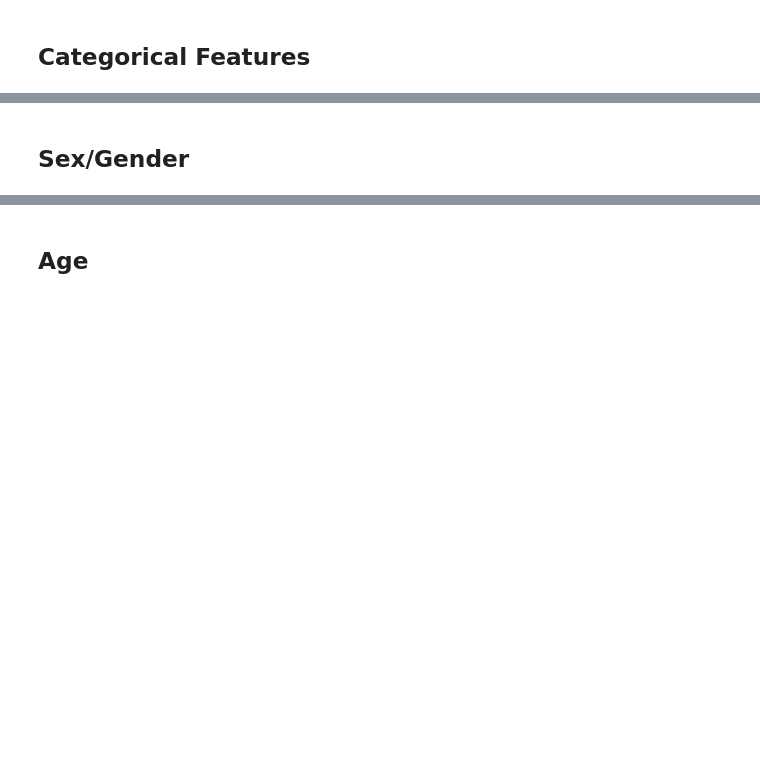
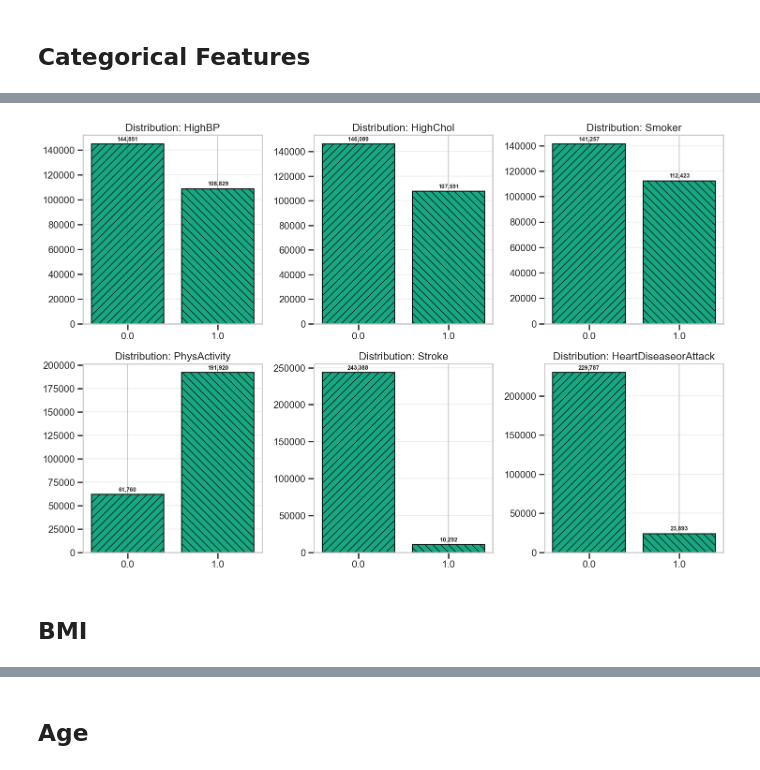
Before and after one commit to eyyuboeztuerk-arch/DPP-Stackfuel-Data-Science-Projekt, a Jupyter notebook: notebooks/01_exploration.ipynb, the cells around one changed output, grey strips where cells are left out. Cells and saved outputs as stored; diff of their text form; code cells hidden in the pictures; blank space fills up the shorter version.

```diff
--- a/notebooks/01_exploration.ipynb
+++ b/notebooks/01_exploration.ipynb
@@ -635,4 +674,28 @@ Smoking_History:
+# %%
+# Visualize a key subset of binary features
+key_binary = [c for c in ['HighBP', 'HighChol', 'Smoker', 'PhysActivity', 'Stroke', 'HeartDiseaseorAttack'] if c in df.columns]
+if len(key_binary) > 0:
+    n_cols = 3
+    n_rows = int(np.ceil(len(key_binary) / n_cols))
+    fig, axes = plt.subplots(n_rows, n_cols, figsize=(15, 5*n_rows))
+    axes = axes.flatten() if n_rows > 1 else [axes]
+    for i, col in enumerate(key_binary):
+        counts = df[col].value_counts().sort_index()
+        bars = axes[i].bar(counts.index.astype(str), counts.values,
+                           color=BAR_COLOR_GENERIC, edgecolor='black', alpha=0.9)
+        for j, b in enumerate(bars):
+            b.set_hatch('//' if j % 2 == 0 else '\\\\')
+        axes[i].set_title(f'Distribution: {col}')
+        axes[i].grid(axis='y', alpha=0.3)
+        for j, v in enumerate(counts.values):
+            axes[i].text(j, v + max(counts.values)*0.01, f'{v:,}', ha='center', va='bottom', fontweight='bold', fontsize=9)
+    for j in range(len(key_binary), len(axes)):
+        axes[j].axis('off')
+    plt.tight_layout()
+    plt.show()
+# %% [output]
+[figure, added]
 # %% [markdown]
-## Sex/Gender
+## BMI
 # %%
 # =============================================================================
```
Also changed, not shown: parts of 27 cells of this notebook.
